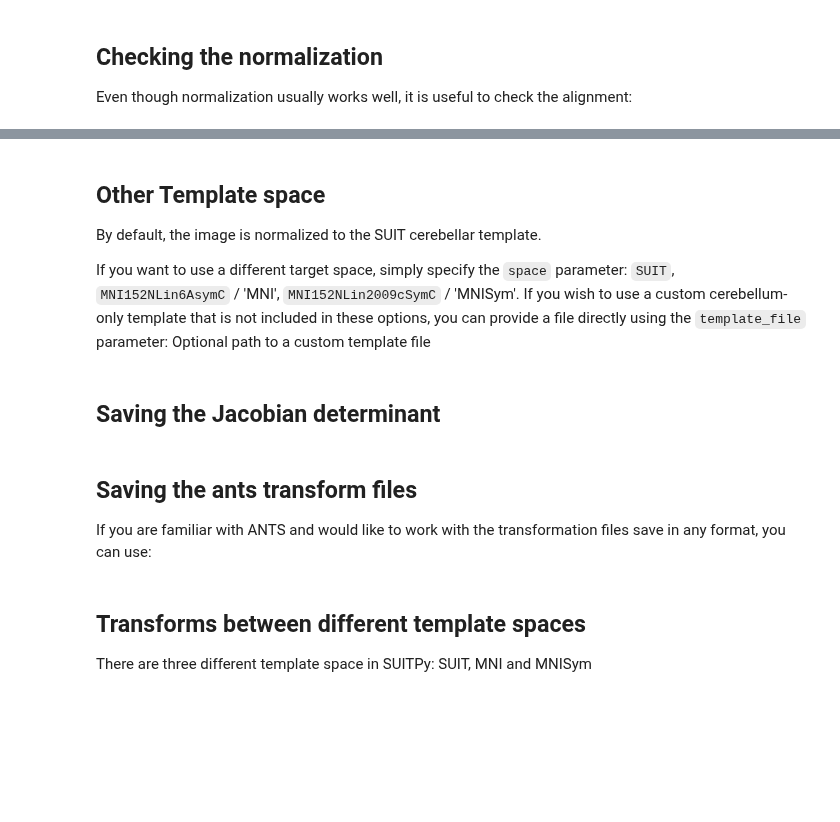
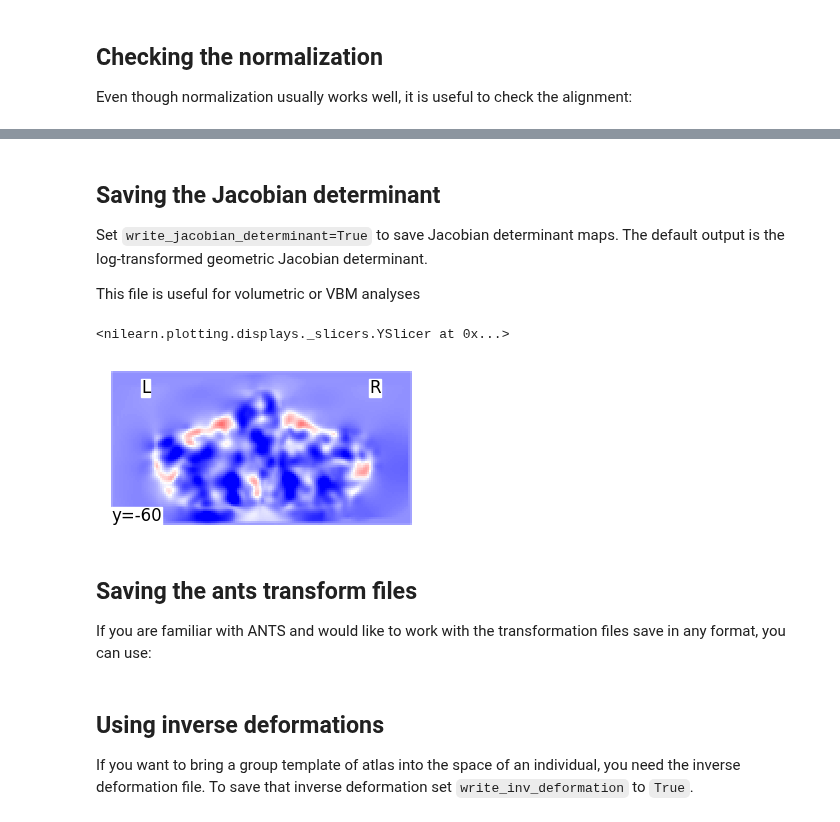
Before and after one commit to DiedrichsenLab/SUITPy, a Jupyter notebook: docs/source/tutorials/3.normalize_example.ipynb, the cells around one changed output, grey strips where cells are left out. Drawn from its saved outputs; the diff is of its cells as text; code cells hidden in the pictures; blank space fills up the shorter version.

```diff
--- a/docs/source/tutorials/3.normalize_example.ipynb
+++ b/docs/source/tutorials/3.normalize_example.ipynb
@@ -45,6 +44,0 @@ npl.plot_img(template_img,display_mode='y',cut_coords=[-80.0,-60.0,-40.0] ,color
-# %% [markdown]
-## Other  Template space
-By default, the image is normalized to the SUIT cerebellar template.
-
-If you want to use a different target space, simply specify the ``space`` parameter: `SUIT`, `MNI152NLin6AsymC` / 'MNI', `MNI152NLin2009cSymC` / 'MNISym'.
-If you wish to use a custom cerebellum-only template that is not included in these options, you can provide a file directly using the ``template_file`` parameter: Optional path to a custom template file
@@ -57,3 +45,7 @@ results = suit.normalize(source_file = 'sub-ex_T1w.nii.gz',
 # %% [markdown]
 ## Saving the Jacobian determinant
+Set `write_jacobian_determinant=True` to save Jacobian determinant maps.
+The default output is the log-transformed geometric Jacobian determinant.
+
+This file is useful for volumetric or VBM analyses
 # %%
@@ -67,3 +58,11 @@ results = suit.normalize(source_file = 'sub-ex_T1w.nii.gz',
+# %%
+# Plot the log-jacobian.
+log_jac = nib.load(results['jacobian_determinant'])
+plt.figure(figsize=(4,2))
+npl.plot_img(log_jac,display_mode='y',cut_coords=[-60.0] , colorbar=False, vmin=-1,vmax=1,cmap='bwr',axes=plt.gca())
+# %% [output]
+<nilearn.plotting.displays._slicers.YSlicer at 0x...>
+[figure, added]
 # %% [markdown]
 ## Saving the ants transform files
 If you are familiar with ANTS and would like to work with the transformation files save in any format, you can use:
@@ -77,3 +76,4 @@ results = suit.normalize(source_file = 'sub-ex_T1w.nii.gz',
-# %% [markdown]
-## Transforms between different template spaces
-There are three different template space in SUITPy: SUIT, MNI and MNISym
+# %% [markdown]
+## Using inverse deformations
+If you want to bring a group template of atlas into the space of an individual, you need the inverse deformation file.
+To save that inverse deformation set `write_inv_deformation` to `True`.
```
Also changed, not shown: parts of 17 cells of this notebook, 8 other files.
